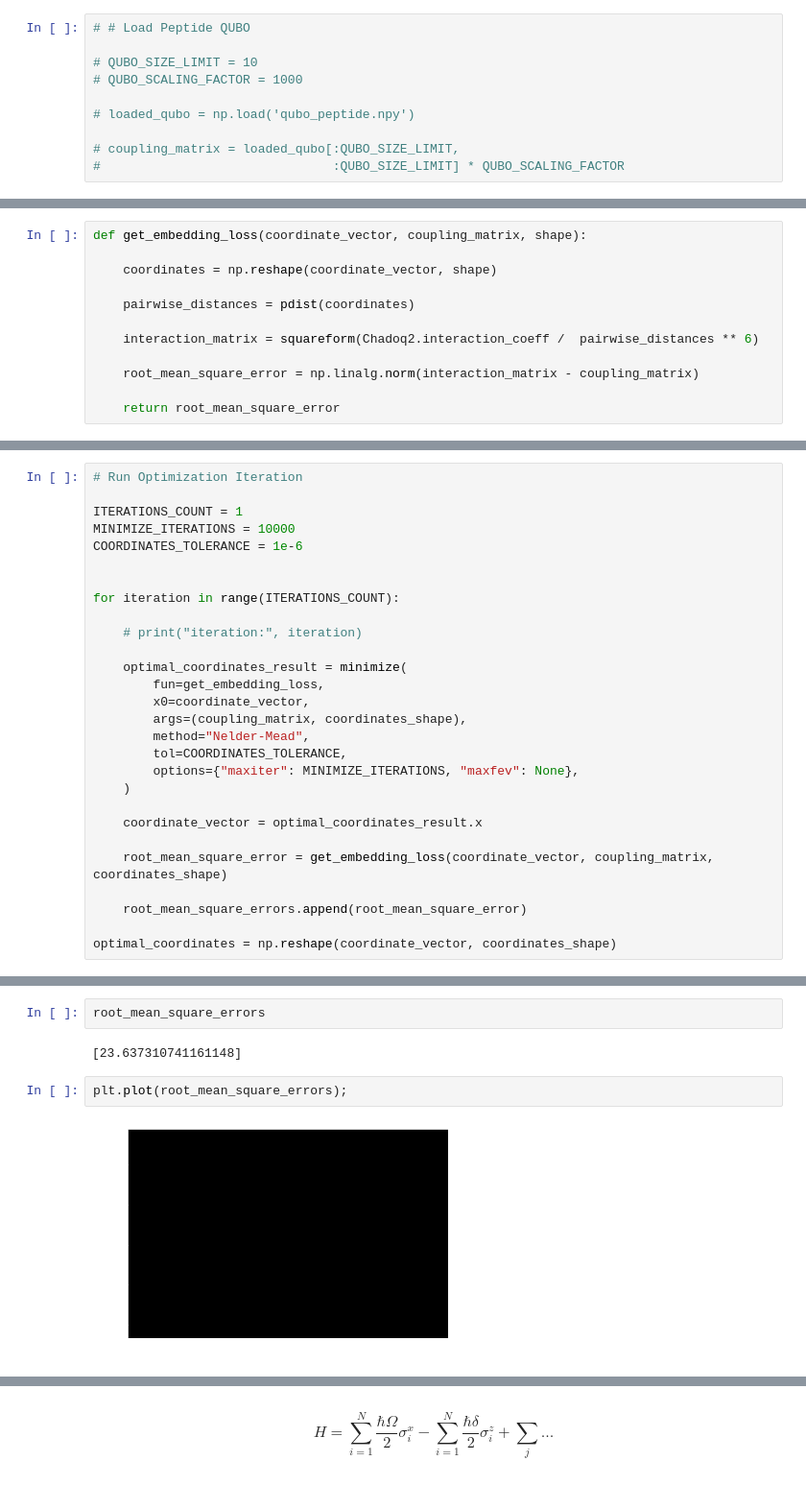
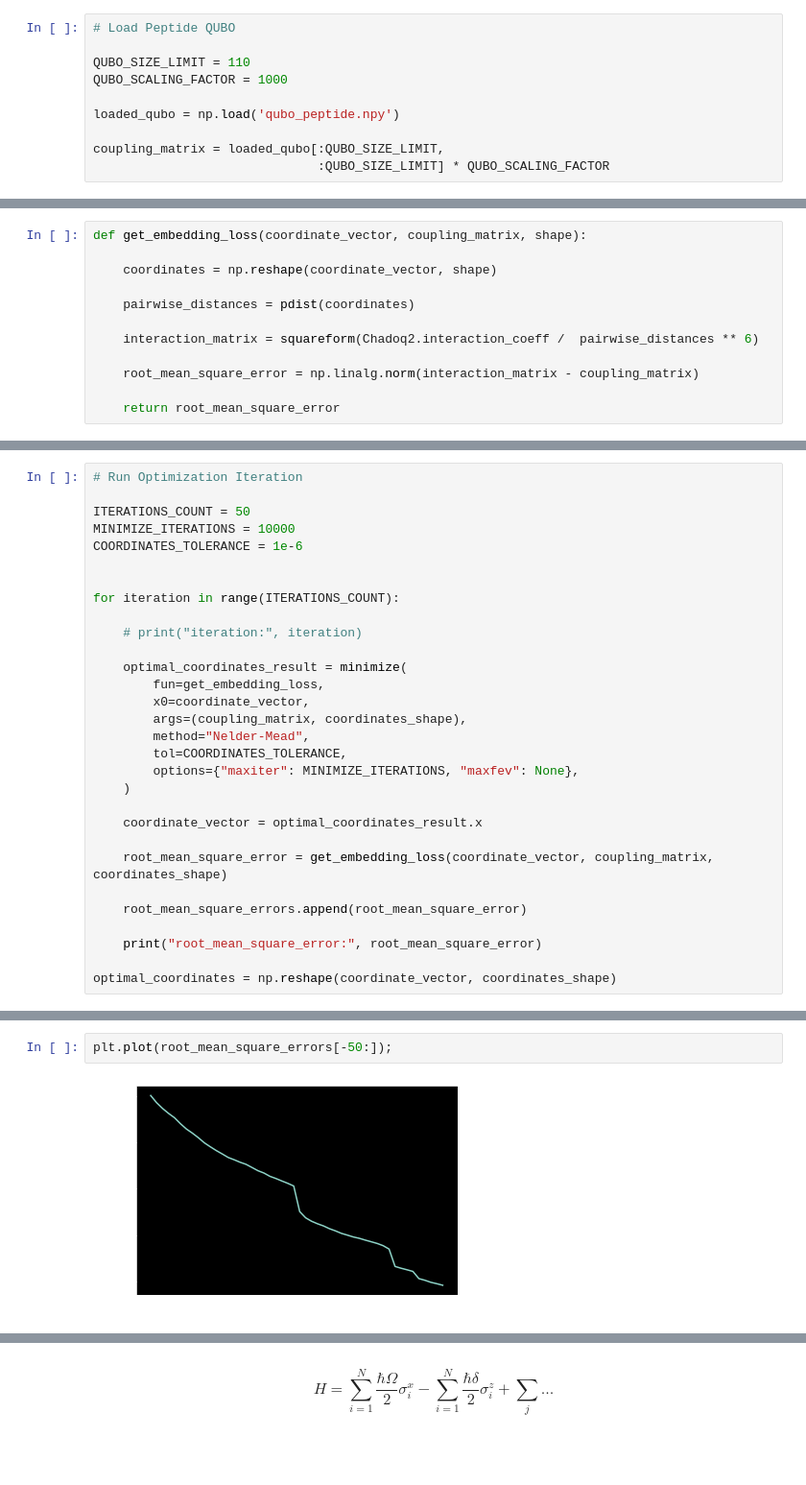
Before and after one commit to ogorodnikov/fmqa, a Jupyter notebook: chemistry/pasqal.ipynb, the cells around one changed output, grey strips where cells are left out. Shown: that part at 96% size. Saved outputs shown, nothing was run; the diff lists cells and outputs as text; blank space fills up the shorter version.

```diff
--- a/chemistry/pasqal.ipynb
+++ b/chemistry/pasqal.ipynb
@@ -35,11 +35,11 @@ coupling_matrix = np.array(
 # %%
-# # Load Peptide QUBO
+# Load Peptide QUBO
 
-# QUBO_SIZE_LIMIT = 10
-# QUBO_SCALING_FACTOR = 1000
+QUBO_SIZE_LIMIT = 110
+QUBO_SCALING_FACTOR = 1000
 
-# loaded_qubo = np.load('qubo_peptide.npy')
+loaded_qubo = np.load('qubo_peptide.npy')
 
-# coupling_matrix = loaded_qubo[:QUBO_SIZE_LIMIT,
-#                               :QUBO_SIZE_LIMIT] * QUBO_SCALING_FACTOR
+coupling_matrix = loaded_qubo[:QUBO_SIZE_LIMIT,
+                              :QUBO_SIZE_LIMIT] * QUBO_SCALING_FACTOR
 # %%
@@ -97,7 +97,7 @@ initial_root_mean_square_error
 # %%
 # Run Optimization Iteration
 
-ITERATIONS_COUNT = 1
+ITERATIONS_COUNT = 50
 MINIMIZE_ITERATIONS = 10000
 COORDINATES_TOLERANCE = 1e-6
 
@@ -121,4 +121,6 @@ for iteration in range(ITERATIONS_COUNT):
 
     root_mean_square_errors.append(root_mean_square_error)
 
+    print("root_mean_square_error:", root_mean_square_error)
+
 optimal_coordinates = np.reshape(coordinate_vector, coordinates_shape)
@@ -129,9 +149,5 @@ len(root_mean_square_errors)
-# %%
-root_mean_square_errors
-# %% [output]
-[23.637310741161148]
 # %%
-plt.plot(root_mean_square_errors);
+plt.plot(root_mean_square_errors[-50:]);
 # %% [output]
-[figure, old version]
+[figure, new version]
 # %%
```
Also changed, not shown: parts of 22 cells of this notebook, 7 other files.
